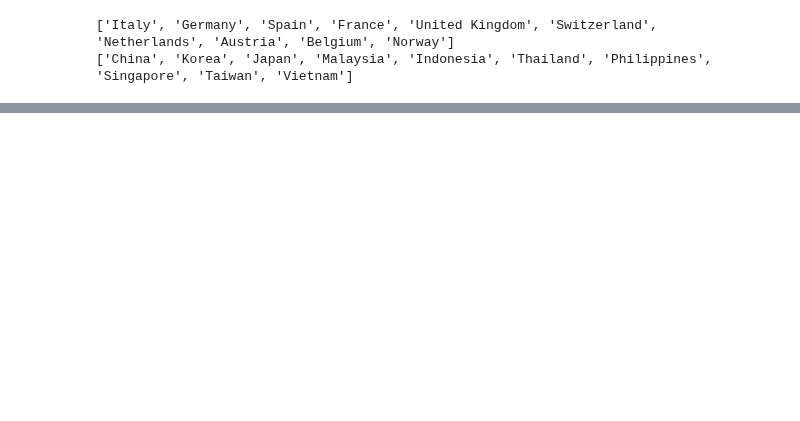
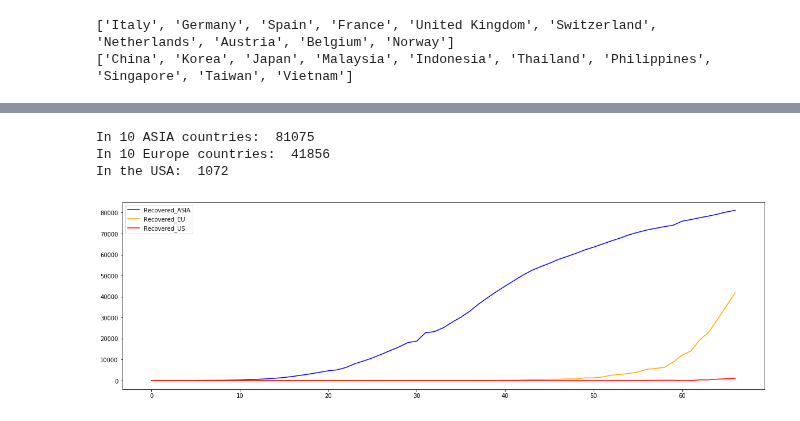
Before and after one commit to lphan/ML-Practices, a Jupyter notebook: 18_Covid-19/18_Covid-19_eu_asia.ipynb, the cells around one changed output, grey strips where cells are left out. Drawn from its saved outputs; the diff is of its cells as text; code cells hidden in the pictures; blank space fills up the shorter version.

```diff
--- a/18_Covid-19/18_Covid-19_eu_asia.ipynb
+++ b/18_Covid-19/18_Covid-19_eu_asia.ipynb
@@ -61,0 +71,14 @@ plt.legend()
+# %%
+plt.plot(x_dat, asia_rec_total, color='blue', label='Recovered_ASIA')
+plt.plot(x_dat, eu_rec_total, color='orange', label='Recovered_EU')
+plt.plot(x_dat, y_dat_recovered_us, color='red', label='Recovered_US')
+plt.legend()
+
+print("In 10 ASIA countries: ", asia_rec_total[-1])
+print("In 10 Europe countries: ", eu_rec_total[-1])
+print("In the USA: ", y_dat_recovered_us[-1])
+# %% [output]
+In 10 ASIA countries:  81075
+In 10 Europe countries:  41856
+In the USA:  1072
+[figure, added]
```
Also changed, not shown: parts of 9 cells of this notebook, 1 other file.
